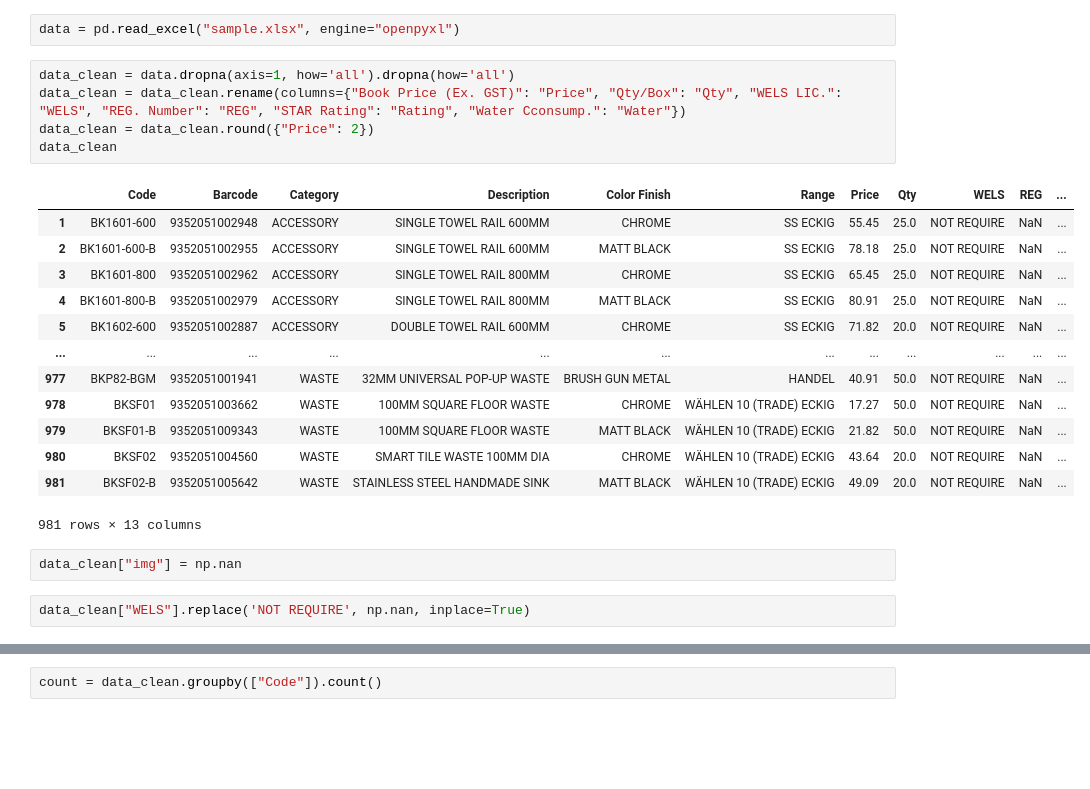
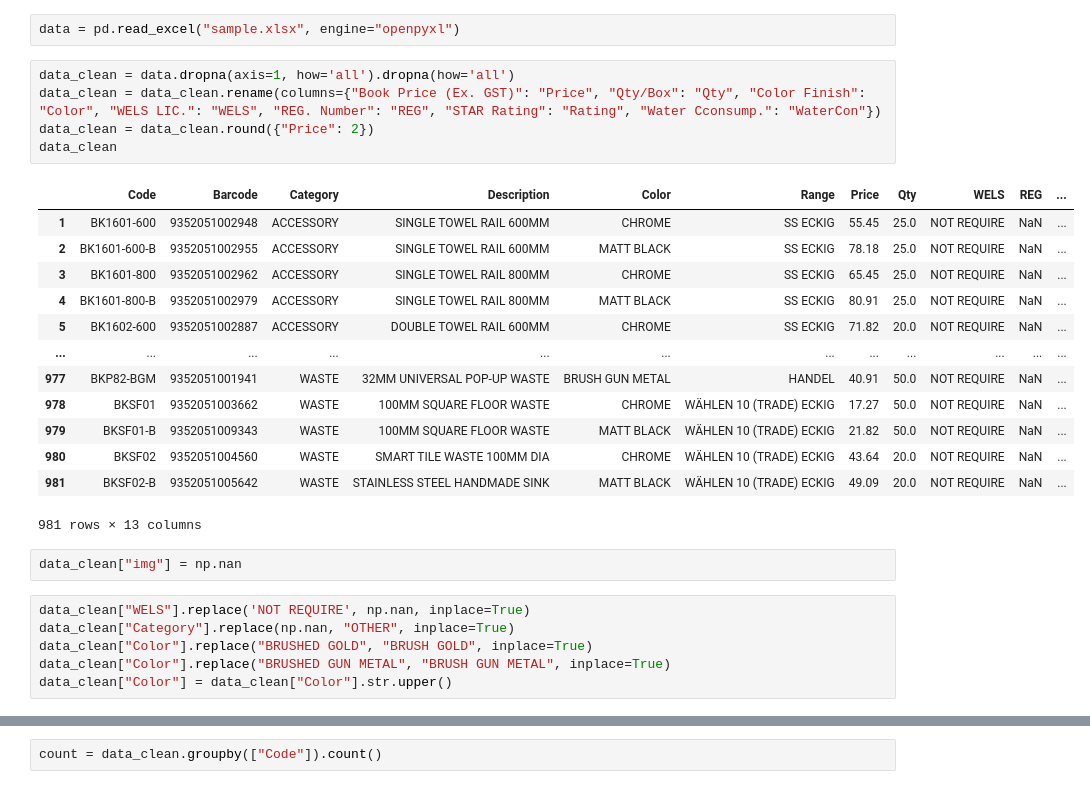
Before and after one commit to RainbowFunnn/electron-project, a Jupyter notebook: module/sample_data/Analysis.ipynb, the cells around one changed output, grey strips where cells are left out. Saved outputs shown, nothing was run; the diff lists cells and outputs as text; blank space fills up the shorter version.

Commit message:
category and color filter function finish

```diff
--- a/module/sample_data/Analysis.ipynb
+++ b/module/sample_data/Analysis.ipynb
@@ -5,11 +5,11 @@ import numpy as np
 data = pd.read_excel("sample.xlsx", engine="openpyxl")
 # %%
 data_clean = data.dropna(axis=1, how='all').dropna(how='all')
-data_clean = data_clean.rename(columns={"Book Price (Ex. GST)": "Price", "Qty/Box": "Qty", "WELS LIC.": "WELS", "REG. Number": "REG", "STAR Rating": "Rating", "Water Cconsump.": "Water"})
+data_clean = data_clean.rename(columns={"Book Price (Ex. GST)": "Price", "Qty/Box": "Qty", "Color Finish": "Color", "WELS LIC.": "WELS", "REG. Number": "REG", "STAR Rating": "Rating", "Water Cconsump.": "WaterCon"})
 data_clean = data_clean.round({"Price": 2})
 data_clean
 # %% [output]
-|  | Code | Barcode | Category | Description | Color Finish | Range | Price | Qty | WELS | REG | ... |
+|  | Code | Barcode | Category | Description | Color | Range | Price | Qty | WELS | REG | ... |
 | 1 | BK1601-600 | 9352051002948 | ACCESSORY | SINGLE TOWEL RAIL 600MM | CHROME | SS ECKIG | 55.45 | 25.0 | NOT REQUIRE | NaN | ... |
 | 2 | BK1601-600-B | 9352051002955 | ACCESSORY | SINGLE TOWEL RAIL 600MM | MATT BLACK | SS ECKIG | 78.18 | 25.0 | NOT REQUIRE | NaN | ... |
 | 3 | BK1601-800 | 9352051002962 | ACCESSORY | SINGLE TOWEL RAIL 800MM | CHROME | SS ECKIG | 65.45 | 25.0 | NOT REQUIRE | NaN | ... |
@@ -24,8 +24,12 @@ data_clean
 981 rows × 13 columns
 # %%
 data_clean["img"] = np.nan
-# %%
-data_clean["WELS"].replace('NOT REQUIRE', np.nan, inplace=True)
+# %%
+data_clean["WELS"].replace('NOT REQUIRE', np.nan, inplace=True)
+data_clean["Category"].replace(np.nan, "OTHER", inplace=True)
+data_clean["Color"].replace("BRUSHED GOLD", "BRUSH GOLD", inplace=True)
+data_clean["Color"].replace("BRUSHED GUN METAL", "BRUSH GUN METAL", inplace=True)
+data_clean["Color"] = data_clean["Color"].str.upper()
 # %%
 data_clean
 # %% [output]
```
Also changed, not shown: parts of 1 cell of this notebook, 12 other files.
